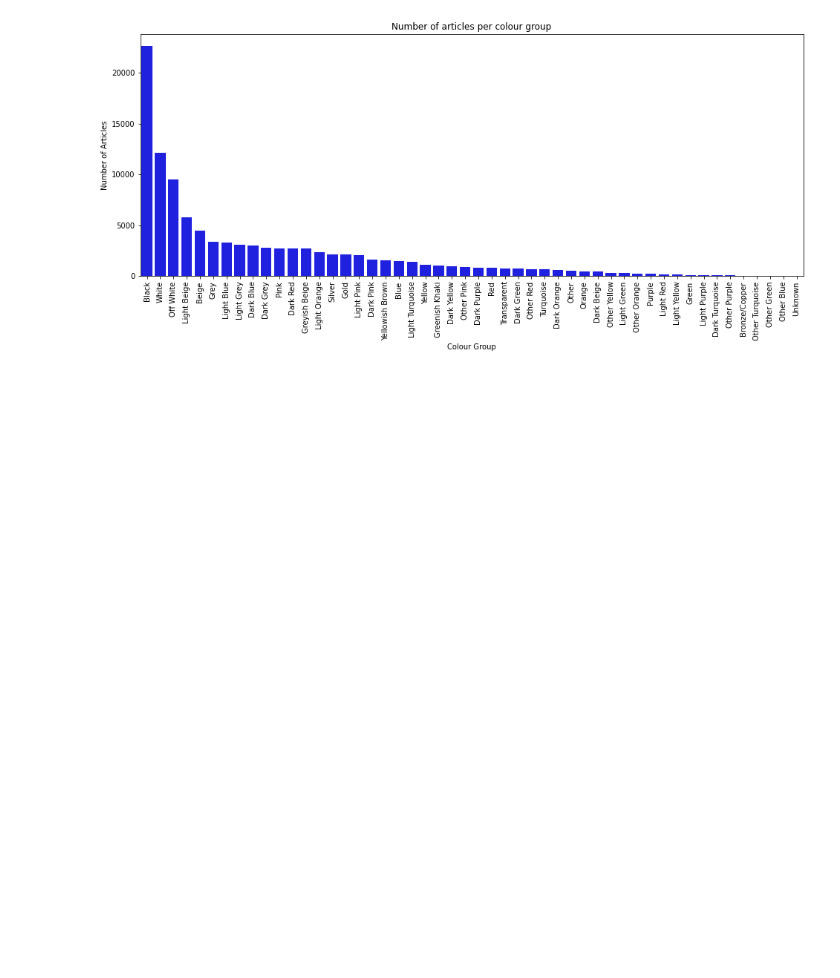
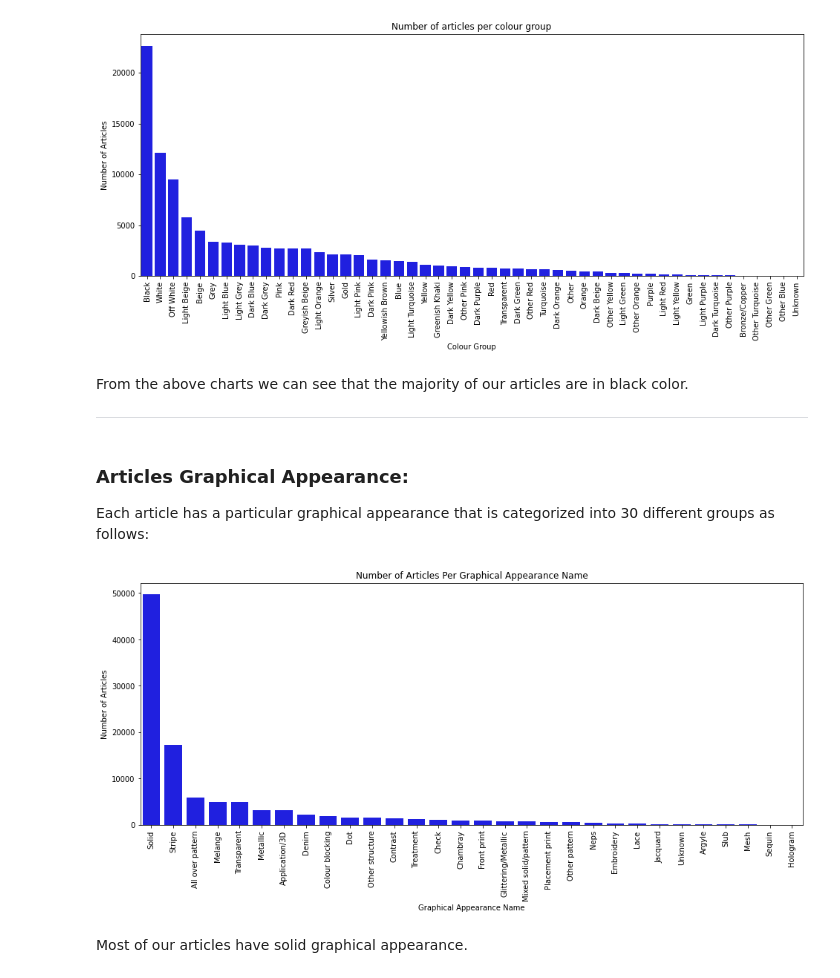
Before and after one commit to mt-cs/Personalized-Fashion-Recommendations, a Jupyter notebook: articles_EDA.ipynb, the cells around one changed output. Cells and saved outputs as stored; diff of their text form; code cells hidden in the pictures; blank space fills up the shorter version.

```diff
--- a/articles_EDA.ipynb
+++ b/articles_EDA.ipynb
@@ -255,3 +288,24 @@ locs, labels = plt.xticks()
 plt.show()
 # %% [output]
 [figure]
+# %% [markdown]
+From the above charts we can see that the majority of our articles are in black color.
+***
+# %% [markdown]
+### Articles Graphical Appearance:
+Each article has a particular graphical appearance that is categorized into 30 different groups as follows:
+# %%
+values = df['graphical_appearance_name'].value_counts().tolist()
+labels = df['graphical_appearance_name'].unique().tolist()
+plt.figure(figsize=(16, 6))
+plt.title("Number of Articles Per Graphical Appearance Name")
+prod_grp_name = pd.DataFrame({"Graphical Appearance Name":labels, "Number of Articles":values})
+prod_grp_name = prod_grp_name.sort_values(["Number of Articles"], ascending=False)
+s1 = sns.barplot(x = 'Graphical Appearance Name', y = 'Number of Articles', data = prod_grp_name, color = 'blue')
+s1.set_xticklabels(s1.get_xticklabels(), rotation=90)
+locs, labels = plt.xticks()
+plt.show()
+# %% [output]
+[figure, added]
+# %% [markdown]
+Most of our articles have solid graphical appearance.
```
Also changed, not shown: parts of 17 cells of this notebook.
